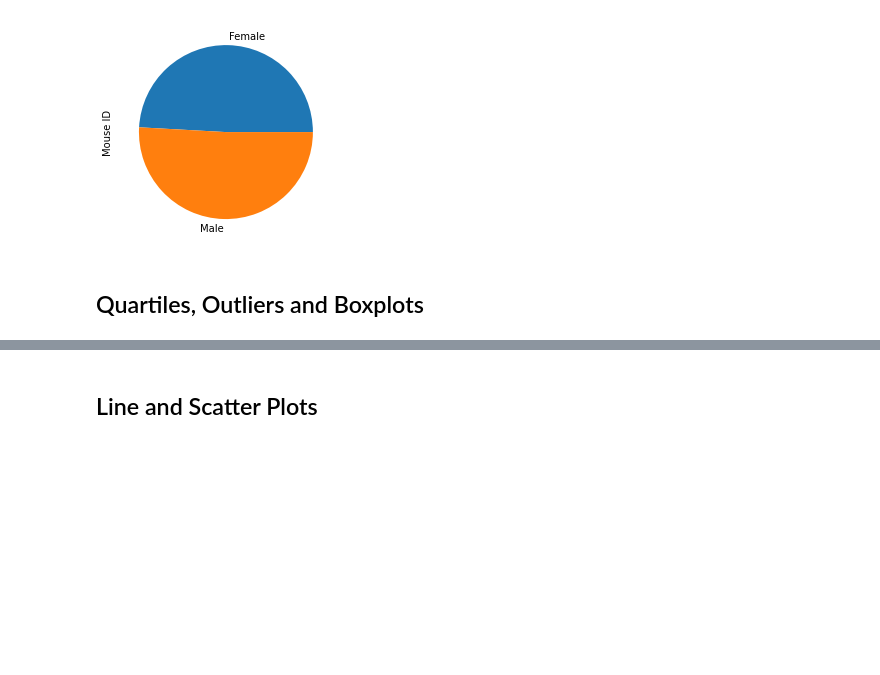
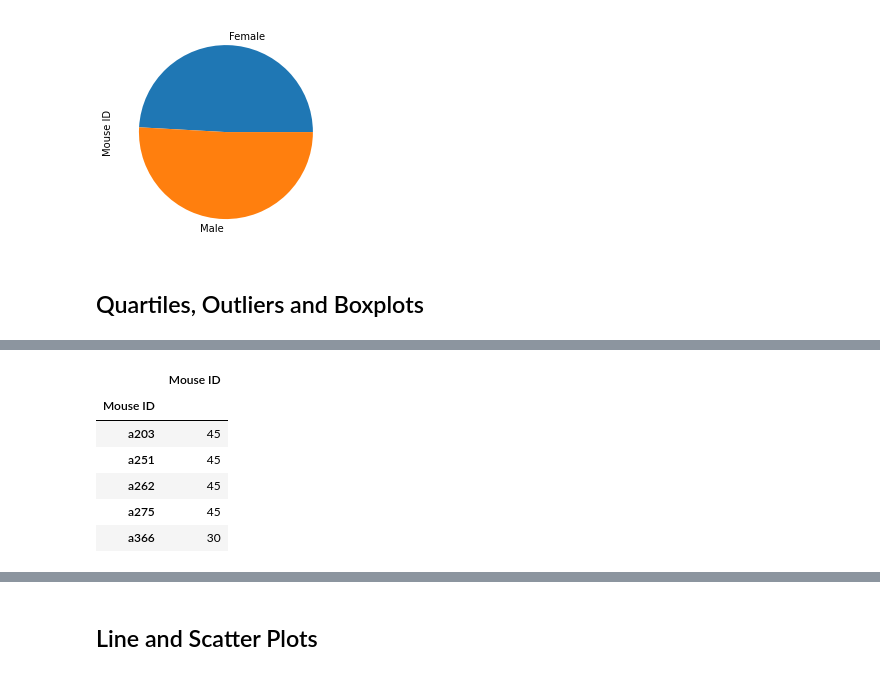
Before and after one commit to kellrow80/matplotlib---challenge, a Jupyter notebook: Instructions/Pymaceuticals/pymaceuticals_starter.ipynb, the cells around one changed output, grey strips where cells are left out. Cells and saved outputs as stored; diff of their text form; code cells hidden in the pictures; blank space fills up the shorter version.

```diff
--- a/Instructions/Pymaceuticals/pymaceuticals_starter.ipynb
+++ b/Instructions/Pymaceuticals/pymaceuticals_starter.ipynb
@@ -282,0 +301,12 @@ plt.show()
+# %%
+#Create new dataframe for max timepoint for each mouse ID
+max_timepoint_df = pd.DataFrame ({"Mouse ID": max_timepoint})
+max_timepoint_df.head()
+# %% [output]
+|  | Mouse ID |
+| Mouse ID |  |
+| a203 | 45 |
+| a251 | 45 |
+| a262 | 45 |
+| a275 | 45 |
+| a366 | 30 |
```
Also changed, not shown: parts of 4 cells of this notebook.
